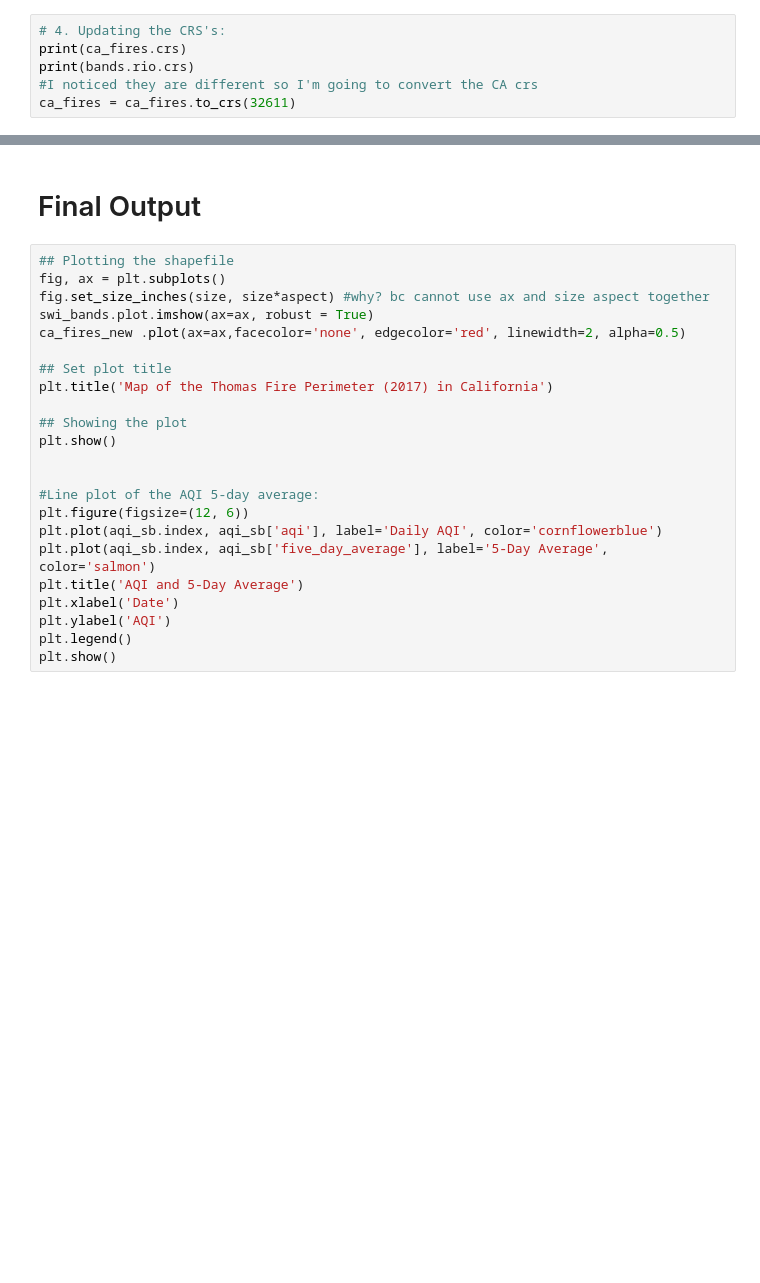
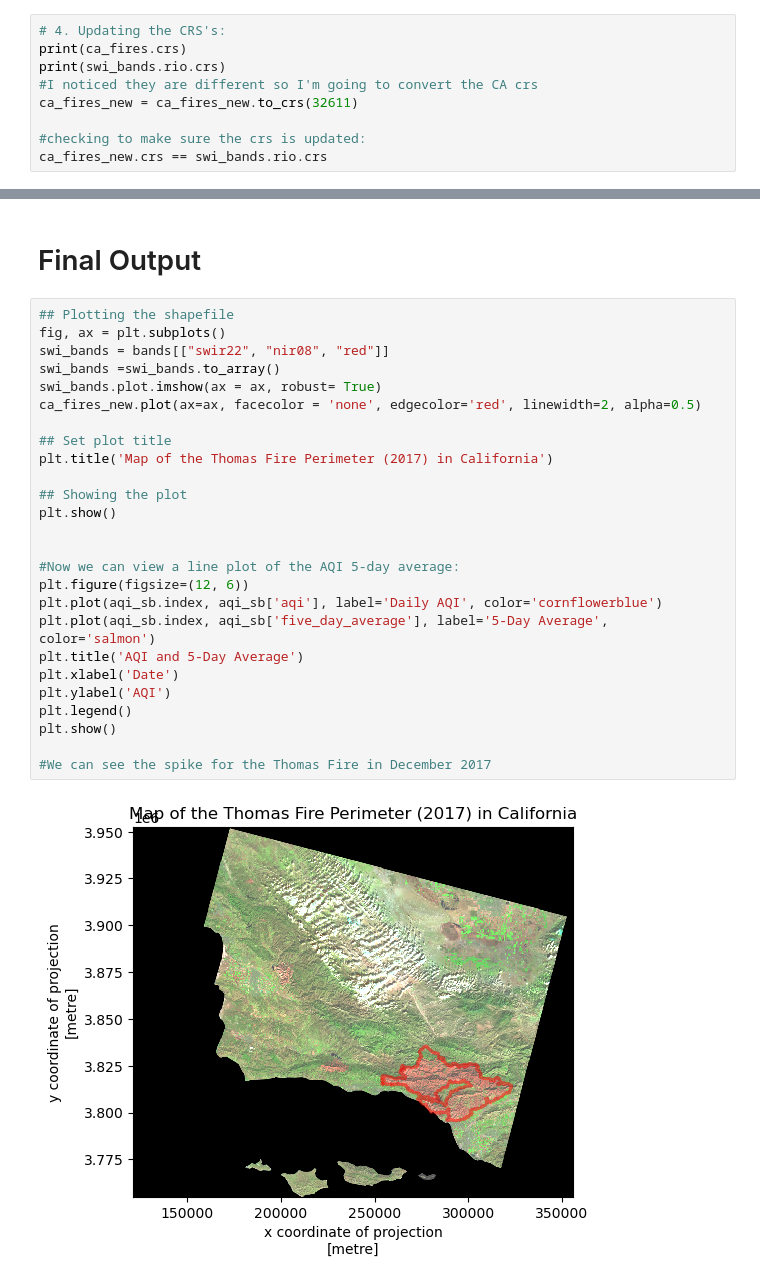
Before and after one commit to ccaswell25/eds220-hwk4-task3, a Jupyter notebook: hwk4-task3.ipynb, the cells around one changed output, grey strips where cells are left out. Drawn from its saved outputs; the diff is of its cells as text; blank space fills up the shorter version.

```diff
--- a/hwk4-task3.ipynb
+++ b/hwk4-task3.ipynb
@@ -166,6 +226,9 @@ ca_fires_new = ca_fires[ca_fires.fire_name == "THOMAS"]
 # %%
 # 4. Updating the CRS's:
 print(ca_fires.crs)
-print(bands.rio.crs)
+print(swi_bands.rio.crs)
 #I noticed they are different so I'm going to convert the CA crs
-ca_fires = ca_fires.to_crs(32611)
+ca_fires_new = ca_fires_new.to_crs(32611)
+
+#checking to make sure the crs is updated:
+ca_fires_new.crs == swi_bands.rio.crs
@@ -197,23 +264,28 @@ swi_bands.plot.imshow(robust= True)
 # %%
 ## Plotting the shapefile
 fig, ax = plt.subplots()
-fig.set_size_inches(size, size*aspect) #why? bc cannot use ax and size aspect together
-swi_bands.plot.imshow(ax=ax, robust = True)
-ca_fires_new .plot(ax=ax,facecolor='none', edgecolor='red', linewidth=2, alpha=0.5)
+swi_bands = bands[["swir22", "nir08", "red"]]
+swi_bands =swi_bands.to_array()
+swi_bands.plot.imshow(ax = ax, robust= True)
+ca_fires_new.plot(ax=ax, facecolor = 'none', edgecolor='red', linewidth=2, alpha=0.5)
 
 ## Set plot title
 plt.title('Map of the Thomas Fire Perimeter (2017) in California')
 
 ## Showing the plot
 plt.show()
 
 
-#Line plot of the AQI 5-day average:
+#Now we can view a line plot of the AQI 5-day average:
 plt.figure(figsize=(12, 6))
 plt.plot(aqi_sb.index, aqi_sb['aqi'], label='Daily AQI', color='cornflowerblue')
 plt.plot(aqi_sb.index, aqi_sb['five_day_average'], label='5-Day Average', color='salmon')
 plt.title('AQI and 5-Day Average')
 plt.xlabel('Date')
 plt.ylabel('AQI')
 plt.legend()
 plt.show()
+
+#We can see the spike for the Thomas Fire in December 2017
+# %% [output]
+[figure, added]
```
Also changed, not shown: parts of 13 cells of this notebook.
